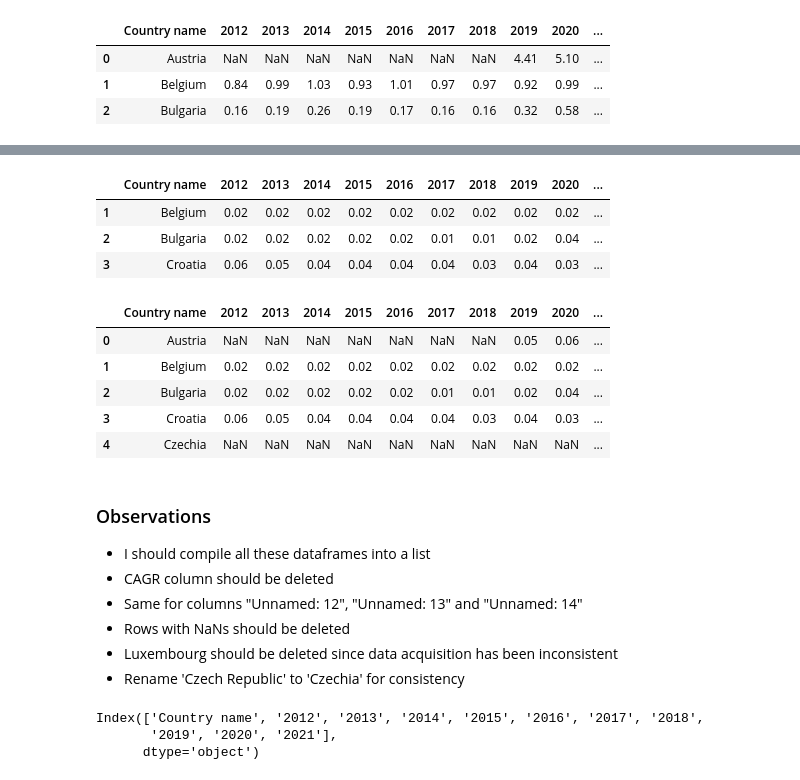
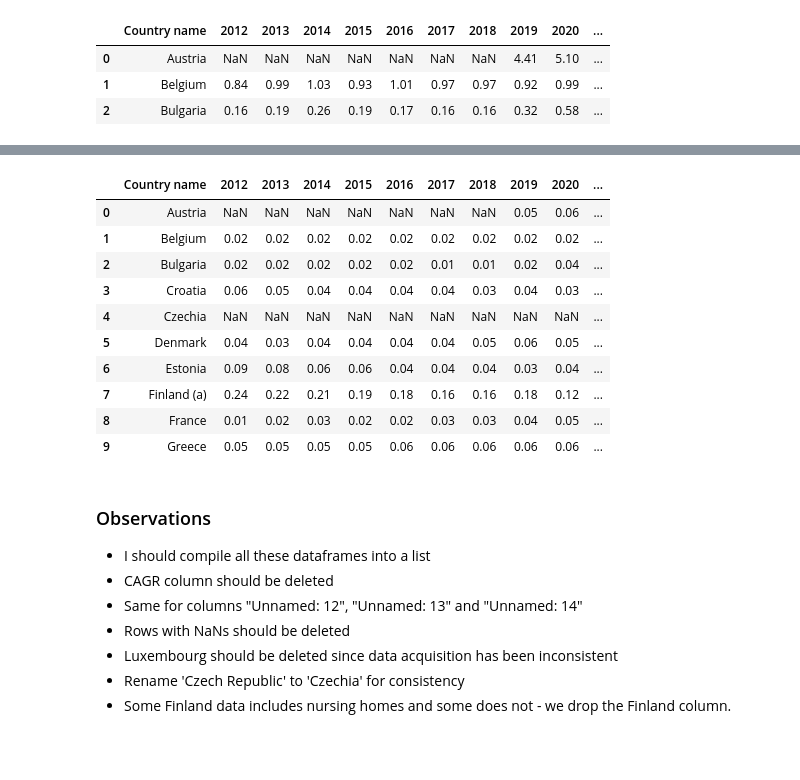
Before and after one commit to laura1machado1delostoyos/antibiotic_resistance, a Jupyter notebook: Antibiotic_Resistance.ipynb, the cells around one changed output, grey strips where cells are left out. Saved outputs shown, nothing was run; the diff lists cells and outputs as text; code cells hidden in the pictures; blank space fills up the shorter version.

```diff
--- a/Antibiotic_Resistance.ipynb
+++ b/Antibiotic_Resistance.ipynb
@@ -171,19 +185,17 @@ hospital_sulfonamides_trimethoprim[:3]
 # %%
-hospital_tetracyclines[:3]
+hospital_tetracyclines[:10]
 # %% [output]
 |  | Country name | 2012 | 2013 | 2014 | 2015 | 2016 | 2017 | 2018 | 2019 | 2020 | ... |
+| 0 | Austria | NaN | NaN | NaN | NaN | NaN | NaN | NaN | 0.05 | 0.06 | ... |
 | 1 | Belgium | 0.02 | 0.02 | 0.02 | 0.02 | 0.02 | 0.02 | 0.02 | 0.02 | 0.02 | ... |
 | 2 | Bulgaria | 0.02 | 0.02 | 0.02 | 0.02 | 0.02 | 0.01 | 0.01 | 0.02 | 0.04 | ... |
 | 3 | Croatia | 0.06 | 0.05 | 0.04 | 0.04 | 0.04 | 0.04 | 0.03 | 0.04 | 0.03 | ... |
+| 4 | Czechia | NaN | NaN | NaN | NaN | NaN | NaN | NaN | NaN | NaN | ... |
+| 5 | Denmark | 0.04 | 0.03 | 0.04 | 0.04 | 0.04 | 0.04 | 0.05 | 0.06 | 0.05 | ... |
+| 6 | Estonia | 0.09 | 0.08 | 0.06 | 0.06 | 0.04 | 0.04 | 0.04 | 0.03 | 0.04 | ... |
+| 7 | Finland (a) | 0.24 | 0.22 | 0.21 | 0.19 | 0.18 | 0.16 | 0.16 | 0.18 | 0.12 | ... |
+| 8 | France | 0.01 | 0.02 | 0.03 | 0.02 | 0.02 | 0.03 | 0.03 | 0.04 | 0.05 | ... |
+| 9 | Greece | 0.05 | 0.05 | 0.05 | 0.05 | 0.06 | 0.06 | 0.06 | 0.06 | 0.06 | ... |
-# %%
-hospital_tetracyclines[:5]
-# %% [output]
-|  | Country name | 2012 | 2013 | 2014 | 2015 | 2016 | 2017 | 2018 | 2019 | 2020 | ... |
-| 0 | Austria | NaN | NaN | NaN | NaN | NaN | NaN | NaN | 0.05 | 0.06 | ... |
-| 1 | Belgium | 0.02 | 0.02 | 0.02 | 0.02 | 0.02 | 0.02 | 0.02 | 0.02 | 0.02 | ... |
-| 2 | Bulgaria | 0.02 | 0.02 | 0.02 | 0.02 | 0.02 | 0.01 | 0.01 | 0.02 | 0.04 | ... |
-| 3 | Croatia | 0.06 | 0.05 | 0.04 | 0.04 | 0.04 | 0.04 | 0.03 | 0.04 | 0.03 | ... |
-| 4 | Czechia | NaN | NaN | NaN | NaN | NaN | NaN | NaN | NaN | NaN | ... |
 # %% [markdown]
 ### Observations
 * I should compile all these dataframes into a list
@@ -192,12 +204,7 @@ hospital_tetracyclines[:5]
 * Rows with NaNs should be deleted
 * Luxembourg should be deleted since data acquisition has been inconsistent
 * Rename 'Czech Republic' to 'Czechia' for consistency
+* Some Finland data includes nursing homes and some does not - we drop the Finland column.
-# %%
-table.columns
-# %% [output]
-Index(['Country name', '2012', '2013', '2014', '2015', '2016', '2017', '2018',
-       '2019', '2020', '2021'],
-      dtype='object')
 # %%
 list_of_drug_dfs = [community_betalactams_main, community_betalactams_others,
                     community_macrolides_lincosamides_streptogramins, community_others, community_quinolones,
```
Also changed, not shown: parts of 41 cells of this notebook.
